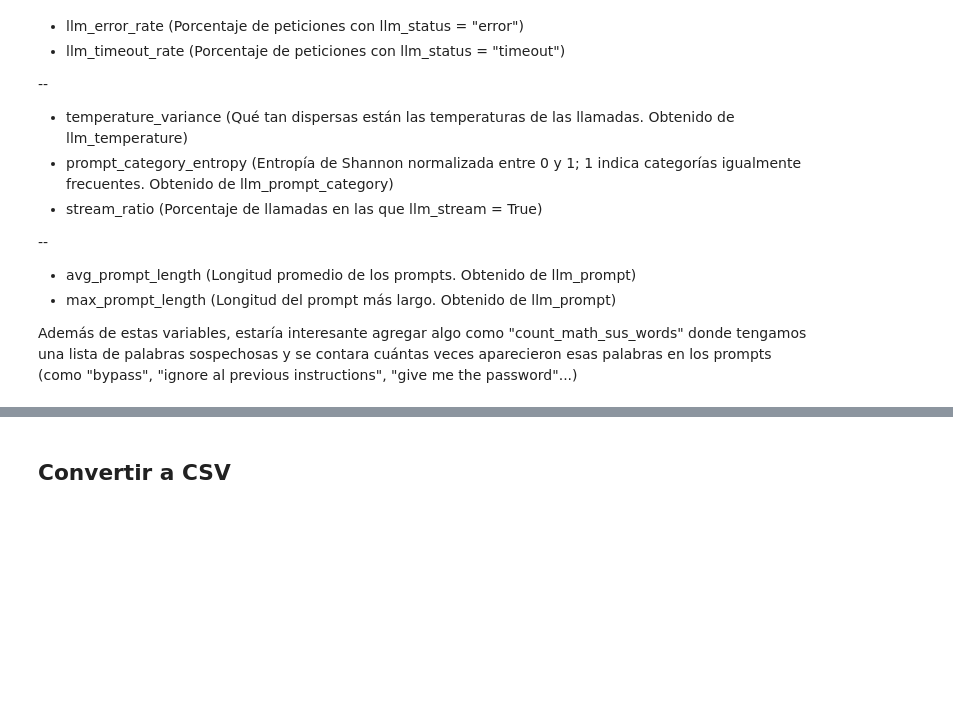
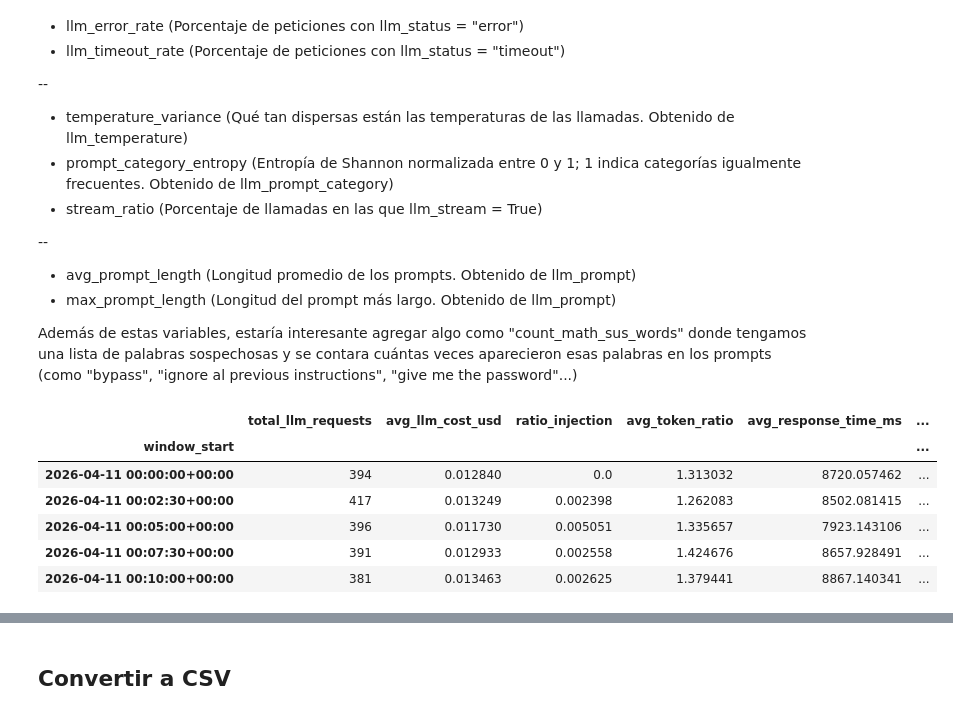
Before and after one commit to cr0ssd/RetoSAP, a Jupyter notebook: sandbox/Generacion_y_Exploracion_Ventanas_Adrian.ipynb, the cells around one changed output, grey strips where cells are left out. Saved outputs shown, nothing was run; the diff lists cells and outputs as text; code cells hidden in the pictures; blank space fills up the shorter version.

Commit message:
fin del análisis de LLM. Nuevas ventanas V3 generadas.

```diff
--- a/sandbox/Generacion_y_Exploracion_Ventanas_Adrian.ipynb
+++ b/sandbox/Generacion_y_Exploracion_Ventanas_Adrian.ipynb
@@ -273,6 +416,7 @@ required_columns = [
     'llm_prompt_category',
     'llm_stream',
     'llm_prompt',
+    'sap_function_message'
 ]
 logs = df_llm[required_columns].copy()
 logs['timestamp'] = pd.to_datetime(logs['@timestamp'], utc=True, errors='coerce')
@@ -301,32 +445,16 @@ logs['is_timeout'] = logs['status'].eq('TIMEOUT').fillna(False)
 logs['is_stream'] = (
     logs['llm_stream'].astype('string').str.lower().eq('true').fillna(False)
 )
+logs['is_injection'] = logs['sap_function_message'].astype('string').str.contains(
+    'injection|adversarial', case=False, regex=True, na=False)
 
-# Cada solicitud se asigna a dos ventanas de 5 minutos separadas por 2.5 minutos.
-window_starts = logs['timestamp'].dt.floor(window_step)
-logs['_event_id'] = np.arange(len(logs))
-events = pd.concat(
-    [
-        logs.assign(window_start=window_starts),
-        logs.assign(window_start=window_starts - window_size + window_step),
-    ],
-    ignore_index=True,
-)
-
-# Si el último tramo observable dura menos de la mitad de una ventana,
-# se integra a la ventana anterior para evitar una muestra desbalanceada.
-last_window_start = events['window_start'].max()
-if logs['timestamp'].max() - last_window_start < window_step:
-    events.loc[events['window_start'].eq(last_window_start), 'window_start'] = (
-        last_window_start - window_step
-    )
-    events = events.drop_duplicates(subset=['window_start', '_event_id'])
+events = expand_to_windows(logs)
 
 grouped = events.groupby('window_start', sort=True)
 df_batch_llm = grouped.agg(
     total_llm_requests=('timestamp', 'size'),
     avg_llm_cost_usd=('llm_cost_usd', 'mean'),
-    total_llm_cost_usd=('llm_cost_usd', 'sum'),
+    ratio_injection=('is_injection', 'mean'),
     avg_token_ratio=('token_ratio', 'mean'),
     avg_response_time_ms=('llm_response_time_ms', 'mean'),
     llm_error_rate=('is_error', 'mean'),
@@ -348,31 +476,39 @@ category_probabilities = (
 )
 category_entropy = -(
     category_probabilities * np.log2(category_probabilities)
 ).groupby(level=0).sum()
 categories_per_window = category_counts.groupby(level=0).size()
 normalized_category_entropy = category_entropy.div(
     np.log2(categories_per_window)
 ).where(categories_per_window > 1, 0)
 df_batch_llm['prompt_category_entropy'] = (
     normalized_category_entropy.reindex(df_batch_llm.index).fillna(0)
 )
 
 df_batch_llm.index.name = 'window_start'
 df_batch_llm = df_batch_llm[
     [
         'total_llm_requests',
         'avg_llm_cost_usd',
-        'total_llm_cost_usd',
+        'ratio_injection',
         'avg_token_ratio',
         'avg_response_time_ms',
         'llm_error_rate',
         'llm_timeout_rate',
         'temperature_variance',
         'prompt_category_entropy',
         'stream_ratio',
         'avg_prompt_length',
         'max_prompt_length',
     ]
 ]
 
 display(df_batch_llm.head())
+# %% [output]
+|  | total_llm_requests | avg_llm_cost_usd | ratio_injection | avg_token_ratio | avg_response_time_ms | ... |
+| window_start |  |  |  |  |  | ... |
+| 2026-04-11 00:00:00+00:00 | 394 | 0.012840 | 0.0 | 1.313032 | 8720.057462 | ... |
+| 2026-04-11 00:02:30+00:00 | 417 | 0.013249 | 0.002398 | 1.262083 | 8502.081415 | ... |
+| 2026-04-11 00:05:00+00:00 | 396 | 0.011730 | 0.005051 | 1.335657 | 7923.143106 | ... |
+| 2026-04-11 00:07:30+00:00 | 391 | 0.012933 | 0.002558 | 1.424676 | 8657.928491 | ... |
+| 2026-04-11 00:10:00+00:00 | 381 | 0.013463 | 0.002625 | 1.379441 | 8867.140341 | ... |
```
Also changed, not shown: parts of 14 cells of this notebook, 1 other file.
